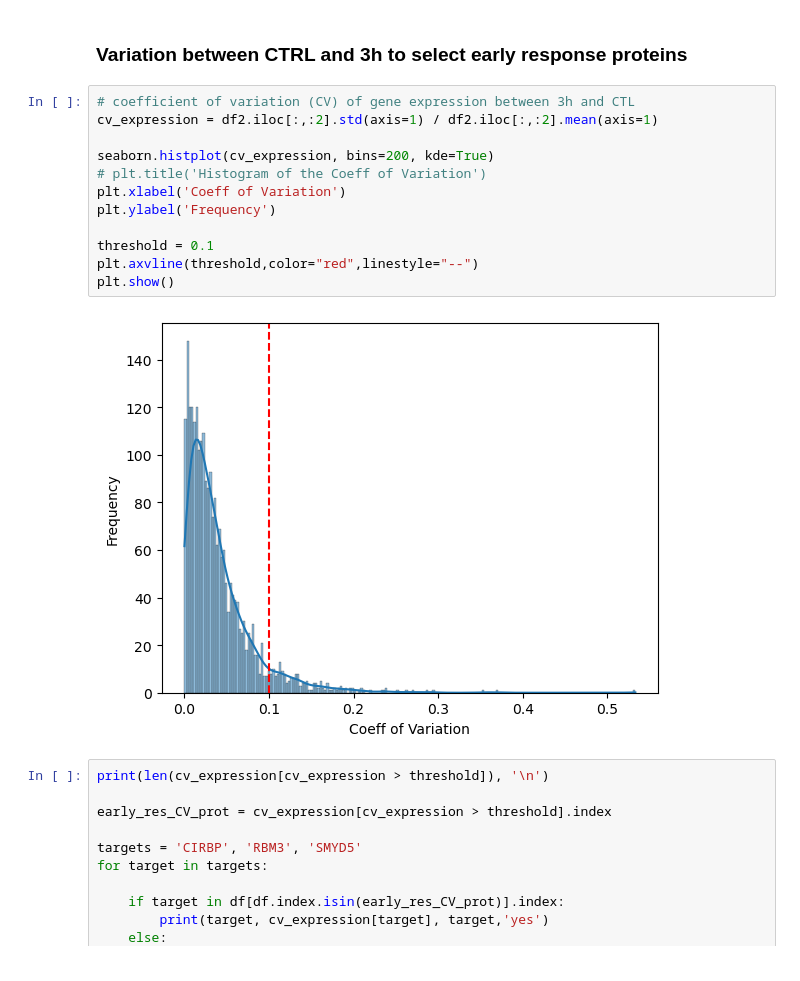
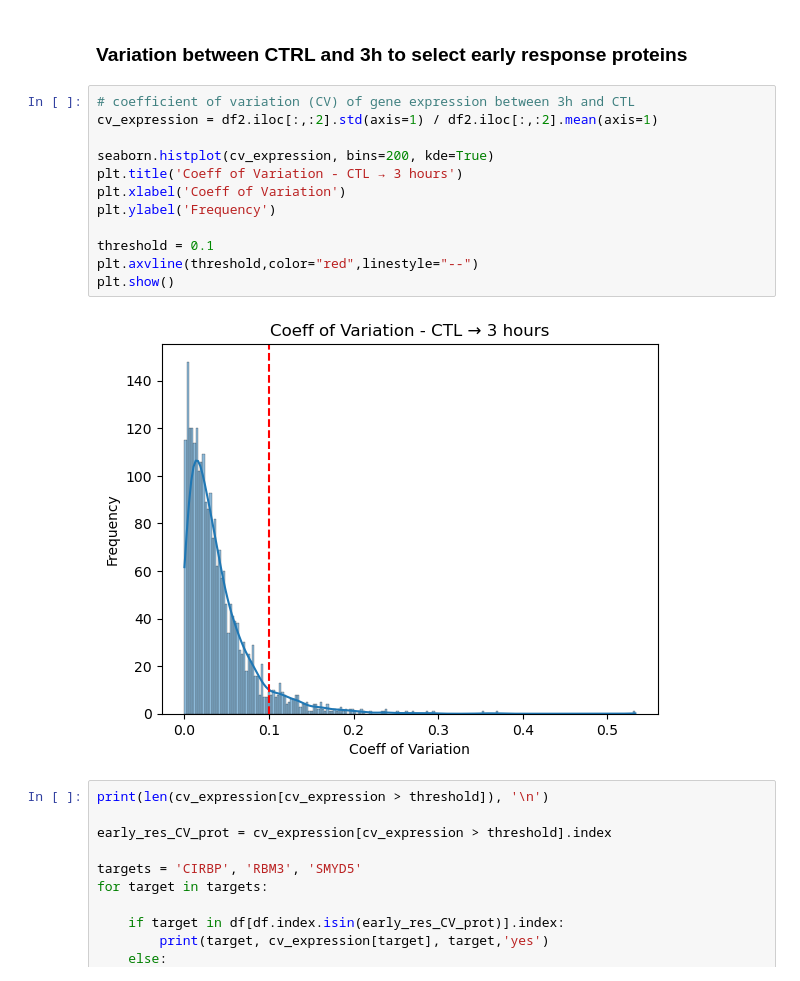
Before and after one commit to Keviosta/Temp_3.2.-.C, a Jupyter notebook: proteomics/HEK293_Proteomic data_filtering.ipynb, the cells around one changed output. Saved outputs shown, nothing was run; the diff lists cells and outputs as text.

```diff
--- a/proteomics/HEK293_Proteomic data_filtering.ipynb
+++ b/proteomics/HEK293_Proteomic data_filtering.ipynb
@@ -215,17 +215,17 @@ len(common_elements)
 # %%
 # coefficient of variation (CV) of gene expression between 3h and CTL
 cv_expression = df2.iloc[:,:2].std(axis=1) / df2.iloc[:,:2].mean(axis=1)
 
 seaborn.histplot(cv_expression, bins=200, kde=True)
-# plt.title('Histogram of the Coeff of Variation')
+plt.title('Coeff of Variation - CTL → 3 hours')
 plt.xlabel('Coeff of Variation')
 plt.ylabel('Frequency')
 
 threshold = 0.1
 plt.axvline(threshold,color="red",linestyle="--")
 plt.show()
 # %% [output]
-[figure, old version]
+[figure, new version]
 # %%
 print(len(cv_expression[cv_expression > threshold]), '\n')
 
```
Also changed, not shown: parts of 4 cells of this notebook, 23 other files.
